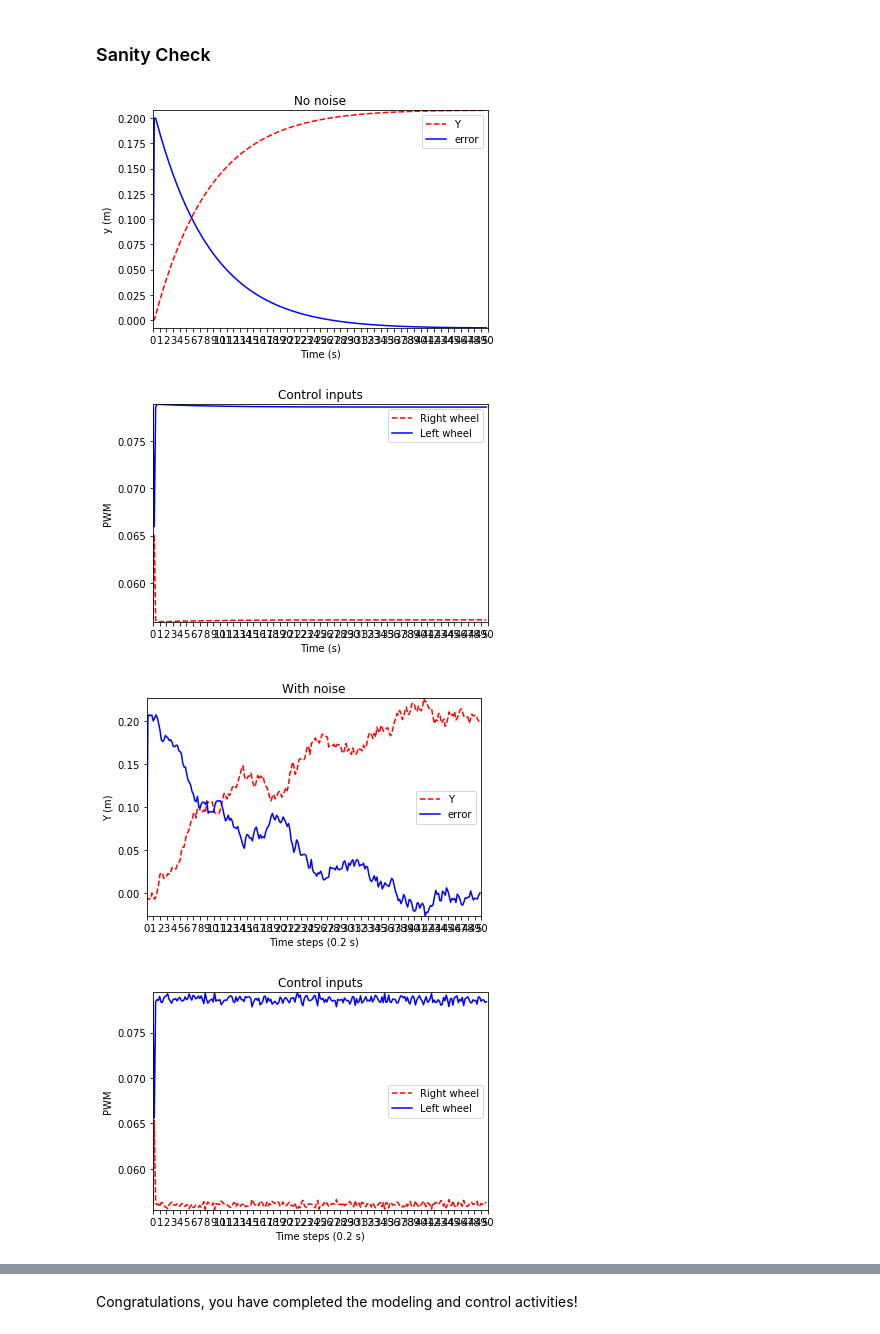
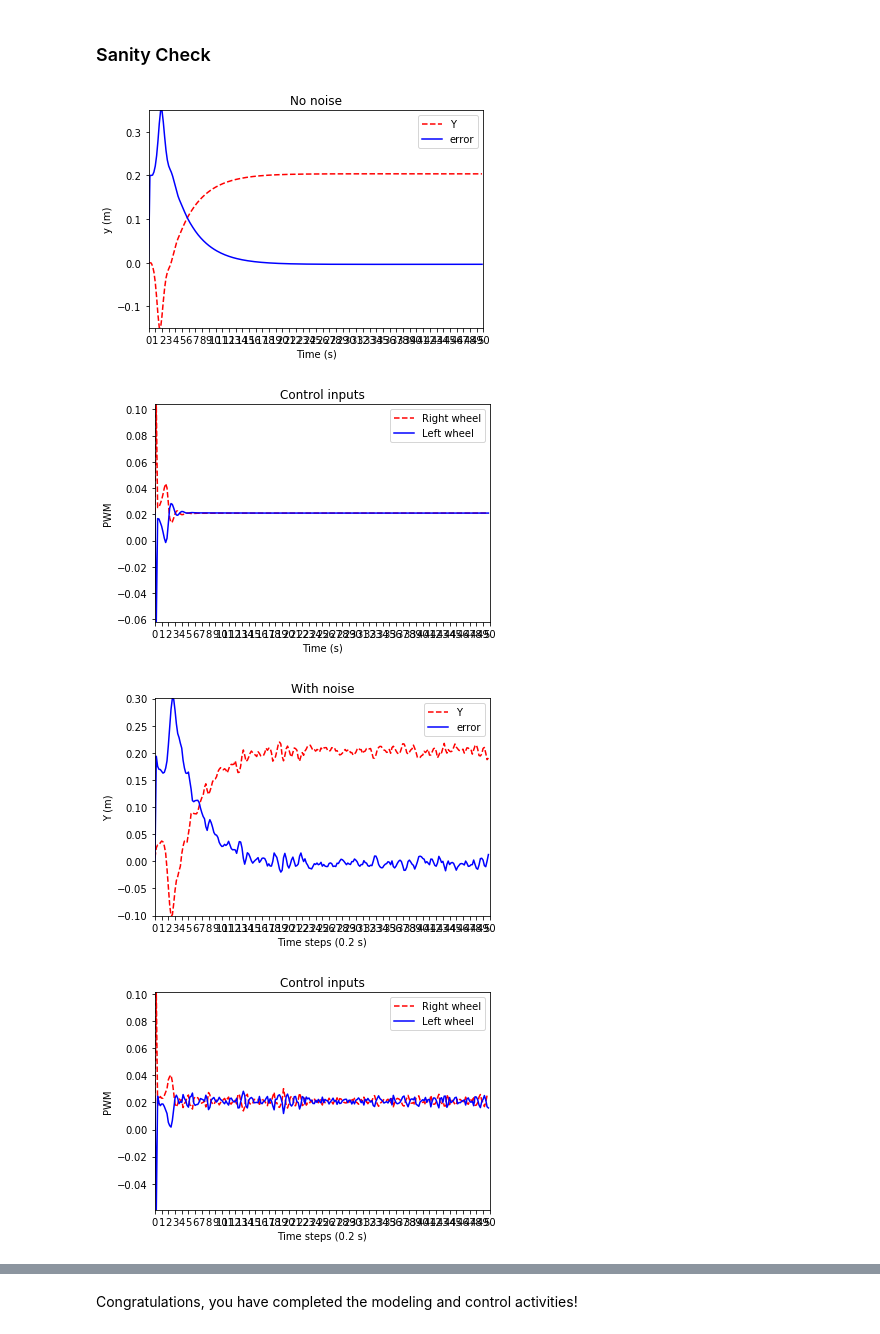
Before and after one commit to Abddo9/mooc-exercises, a Jupyter notebook: modcon/solution/06-PID-Control-Homework/PID_controller_homework.ipynb, the cells around one changed output, grey strips where cells are left out. Cells and saved outputs as stored; diff of their text form; code cells hidden in the pictures.

```diff
--- a/modcon/solution/06-PID-Control-Homework/PID_controller_homework.ipynb
+++ b/modcon/solution/06-PID-Control-Homework/PID_controller_homework.ipynb
@@ -52,12 +52,18 @@ def PIDController(
 
     # TODO: these are random values, you have to implement your own PID controller in here
     e_curr = y_ref - y_hat
-    kp = 0.0035
-    kd = 0.6
-    ki = 0
-    omega = kp * e_curr + ki * (prev_int_y + e_curr * delta_t) + kd * (e_curr - prev_e_y)/delta_t
+    kp = 4 #10#0.005#0.3
+    kd = 15#15#10.5
+    ki = 0.01#0.004
+
+    e_der = (e_curr - prev_e_y)/delta_t
+    e_int_y = prev_int_y + e_curr * delta_t
+    #anti-windup - preventing the integral error from growing too much
+    e_int = max(min(e_int_y,2),-2)
+
+    omega = kp * e_curr + ki * e_int_y + kd * e_der
+
     e_y = e_curr
-    e_int_y = prev_int_y + e_curr * delta_t
 
     return [v_0, omega], e_y, e_int_y
 # %% [markdown]
@@ -65,28 +71,28 @@ def PIDController(
 # %%
 import sys
 sys.path.append('../')
 from unit_test import UnitTestPositionPID
 
 # Write here the values of the kinematics parameters you calculated during the activities.
 # This test will give you an idea of the behavior of the controller you wrote above.
 # Try to play with the parameters, change R, the baseline all the PID variables,
 # What change in the resulting graphs? Why?
 
-R = 0.033
-baseline = 0.107
-gain = 0.3
-trim = -0.05
+R = 0.318 #0.033
+baseline = 0.1 #0.107
+gain = 0.9 #0.3
+trim = 0 #-0.05
 v_0 = 0.2
 y_ref = 0.2
 
 # unit test input R, baseline, v_0, gain, trim, PIDController
 unit_test = UnitTestPositionPID(R, baseline, v_0, y_ref, gain, trim, PIDController)
 unit_test.test()
 # %% [output]
-[figure, old version]
+[figure, new version]
-[figure, old version]
+[figure, new version]
-[figure, old version]
+[figure, new version]
-[figure, old version]
+[figure, new version]
 # %% [markdown]
 ## Testing instructions and outcome examples
 
```
Also changed, not shown: 3 other files.
